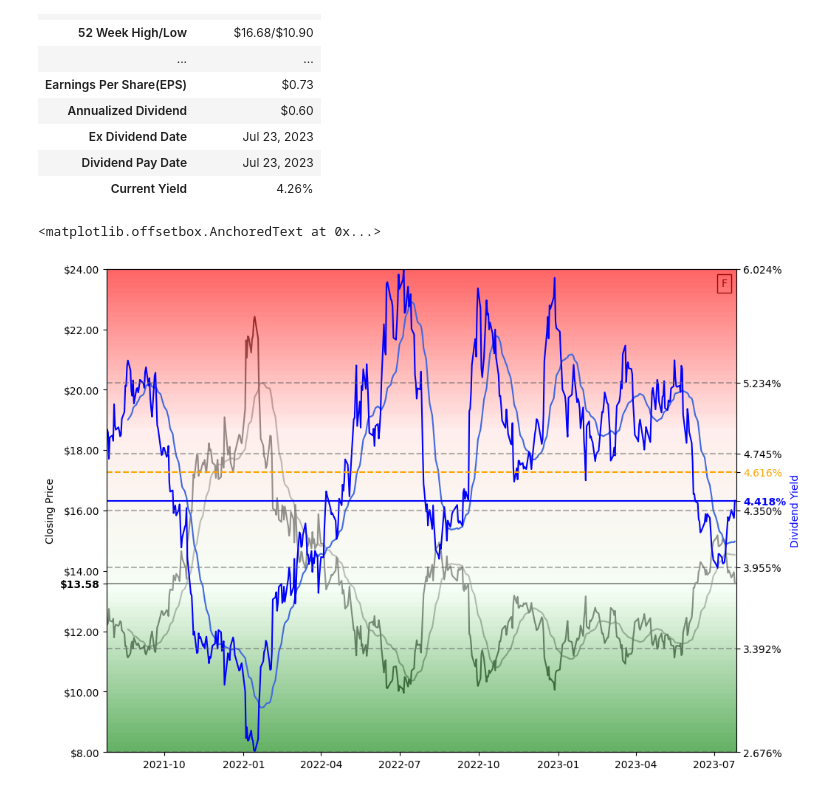
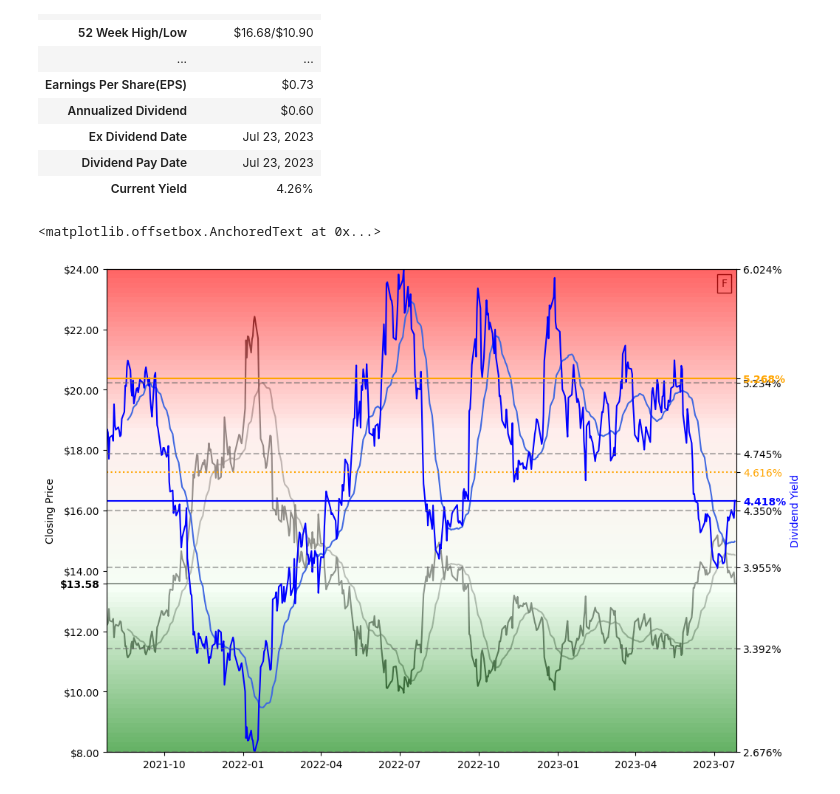
Before and after one commit to BonzoFestoon/jupyter-playground, a Jupyter notebook: yfinance/ford.ipynb, the cells around one changed output. Saved outputs shown, nothing was run; the diff lists cells and outputs as text; code cells hidden in the pictures.

Commit message:
Added benchmark rate based on 6 mo treasury

```diff
--- a/yfinance/ford.ipynb
+++ b/yfinance/ford.ipynb
@@ -10,6 +10,9 @@ from jinja2 import Template
 # %%
 # Define the ticker symbol
 tickerSymbol = 'f'
+
+# Define the benchmark yield
+bm_tickerSymbol = '^IRX'
 
 # How many times the div is paid per year
 timePerYear = 4
@@ -143,6 +146,12 @@ Summary Report for F
 | Dividend Pay Date | Jul 23, 2023 |
 | Current Yield | 4.26% |
 # %%
+# Get the benchmark rate
+bm_tickerData = yf.Ticker(bm_tickerSymbol)
+bm_tickerDf = bm_tickerData.history(period='1d')
+
+bm_yield = bm_tickerDf['Close'].iloc[-1]
+
 # Set up the figure and axes
 fig, ax1 = plt.subplots(figsize=(11, 8.5))
 ax2 = ax1.twinx()
@@ -170,7 +179,11 @@ for level, value in zip(fib_levels, fibonacci_values):
 
 # Plot the Average yield
 avg_yield = tickerDf['Dividend Yield'].mean()
-ax2.axhline(avg_yield, linestyle='--', color='orange')
+ax2.axhline(avg_yield, linestyle=':', color='orange')
+
+# Plot the benchmark yield
+ax2.axhline(bm_yield, linestyle='-', color='orange')
+
 
 from matplotlib.font_manager import FontProperties
 bold_font = FontProperties(weight='bold')
@@ -189,34 +202,36 @@ ax1.axhline(last_close, linestyle='-', color='black')
 ax2.axhline(last_yield, linestyle='-', color='blue')
 
 # Set ticks for the average yield and fib levels
-y2ticks = fibonacci_values + [avg_yield] + [tickerDf['Dividend Yield'][-1]]
+y2ticks = fibonacci_values + [bm_yield, avg_yield, tickerDf['Dividend Yield'][-1]]
 y2ticklabels = [f'{value:.3f}%' for value in y2ticks]
 ax2.set_yticks(y2ticks, labels=y2ticklabels)
 #ax2.text(start_date, avg_yield, f'{avg_yield:.2f}%', color='orange', va='center')
 
 # Set the labels and colors for the y-axes
 ax1.set_ylabel('Closing Price', color='black')
 ax2.set_ylabel('Dividend Yield', color='blue')
 
 # Change the color of the last y-tick label
 y2tick_labels = ax2.get_yticklabels()
 y2tick_labels[-1].set_color('blue') # Yield based on last closing price
 y2tick_labels[-1].set_font_properties(bold_font)
 y2tick_labels[-2].set_color('orange') # Average yield
+y2tick_labels[-3].set_color('orange') # Benchmark yield
+y2tick_labels[-3].set_font_properties(bold_font)
 
 # Create a gradient colormap for the background
 colors = ['green','honeydew', 'mistyrose', 'red']
 cmap = LinearSegmentedColormap.from_list('gradient', colors)
 # Create an array for the gradient background
 gradient_data = np.linspace(0, 1, 100).reshape(1, -1)
 # Add the gradient background
 ax2.imshow(gradient_data.T, aspect='auto', cmap=cmap, extent=[start_date, current_date, high, low], alpha=0.6)
 
 ax2.invert_yaxis()
 
 from matplotlib.offsetbox import AnchoredText
 at = AnchoredText(tickerSymbol.capitalize(), loc='upper right', frameon=True)
 ax1.add_artist(at)
 # %% [output]
 <matplotlib.offsetbox.AnchoredText at 0x...>
-[figure, old version]
+[figure, new version]
```
Also changed, not shown: parts of 2 cells of this notebook.
